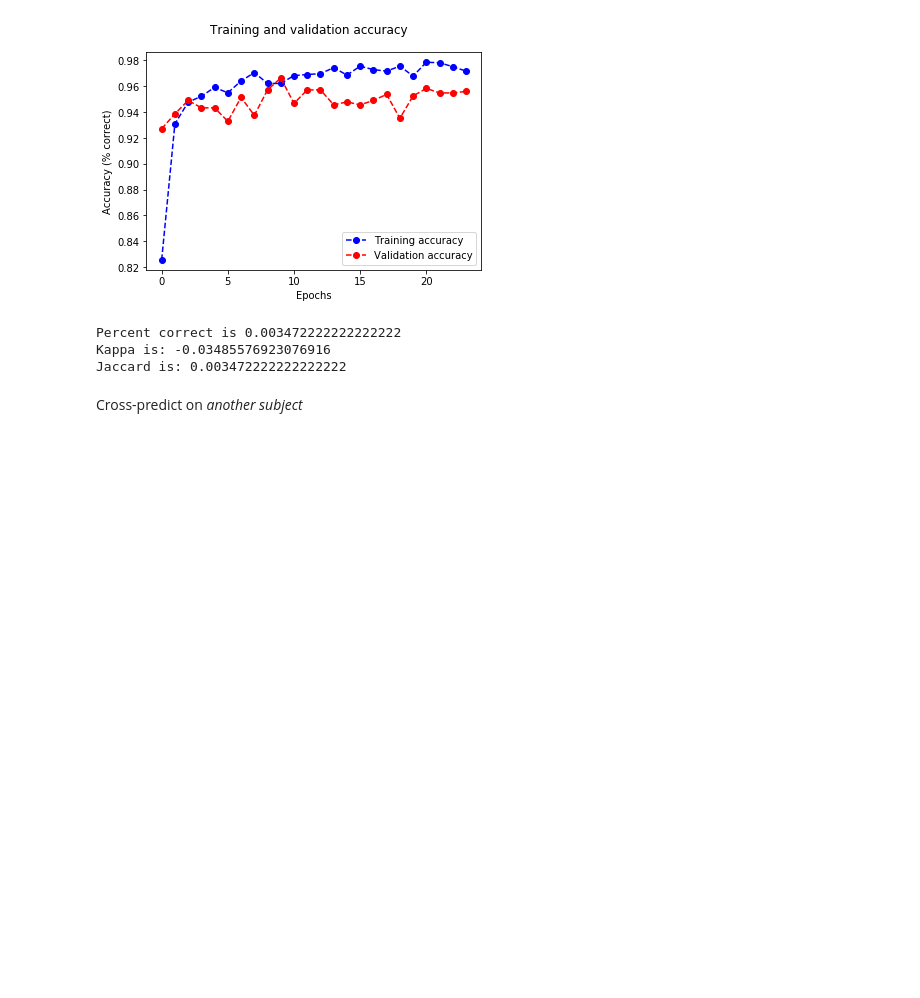
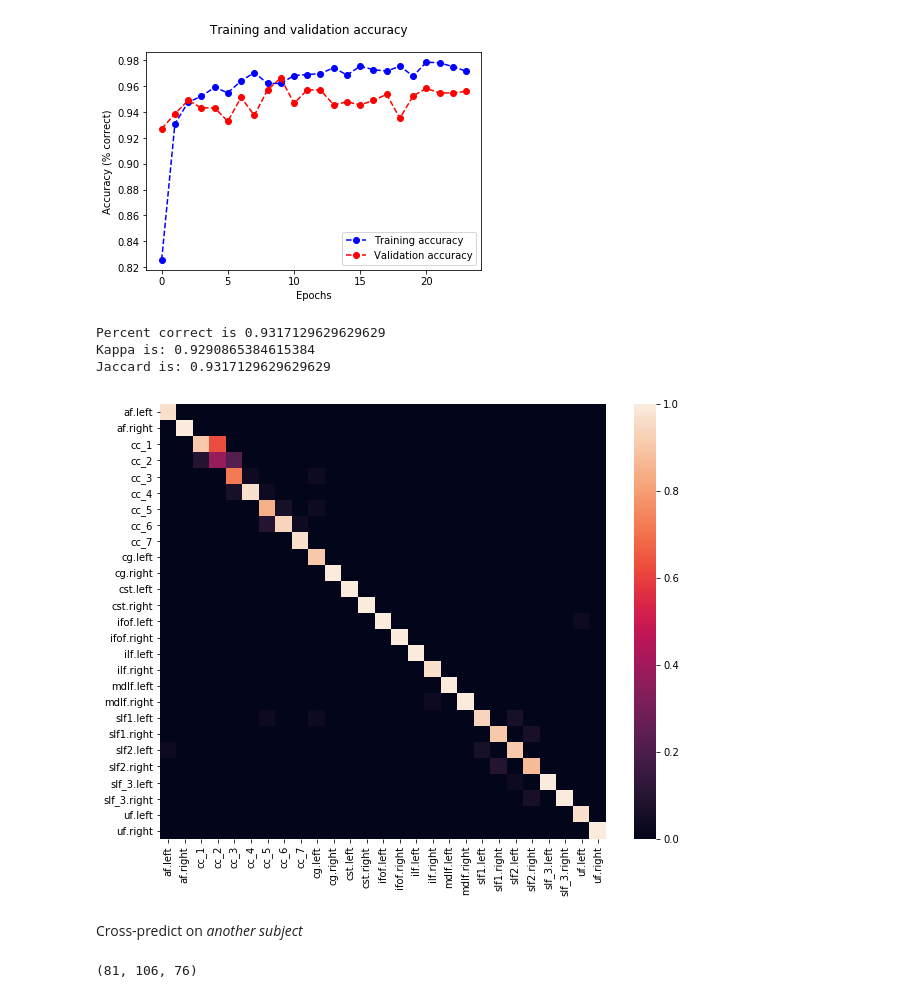
Before and after one commit to uw-biomedical-ml/bundlenet, a Jupyter notebook: dipy-subjects.ipynb, the cells around one changed output. Cells and saved outputs as stored; diff of their text form; code cells hidden in the pictures; blank space fills up the shorter version.

```diff
--- a/dipy-subjects.ipynb
+++ b/dipy-subjects.ipynb
@@ -88,6 +91,7 @@ take_n_bundles = len(n_streamlines)
 take_n_sl = np.min(n_streamlines)
 
 test_perc=0.2
+val_perc=0.2
 size_slimage = 100
 # %%
 import imp
@@ -211,21 +208,8 @@ p = model.predict(data_test, batch_size=5)
 # %%
 imp.reload(bn)
 
-bn.print_accuarcystats(p,labels_test,bundle_names)
+p_bundles, actual_labels = bn.print_accuarcystats(p,labels_test,bundle_names)
 # %% [output]
-Percent correct is 0.003472222222222222
-Kappa is: -0.03485576923076916
-Jaccard is: 0.003472222222222222
+Percent correct is 0.9317129629629629
+Kappa is: 0.9290865384615384
+Jaccard is: 0.9317129629629629
-# %%
-p = model.predict(data_test, batch_size=5)
-p_idx = np.argmax(p, axis=-1)
-p_bundles = np.array([bundle_names[ii] for ii in p_idx])
-loaded_from_file = np.load('./subject1_bundles.npz')
-labels_test = loaded_from_file['labels_test']
-actual_labels = np.array([bundle_names[ii] for ii in (labels_test - 1).astype(int)])
-print("Percent correct is %s " % np.mean(p_bundles == actual_labels))
-
-kappa = cohen_kappa_score(p_bundles, actual_labels)
-print("Kappa is: %s" % kappa)
-jaccard = jaccard_similarity_score(p_bundles, actual_labels)
-print("Jaccard is: %s" % jaccard)
@@ -248,3 +216,7 @@ fig.set_size_inches([10, 8])
+# %%
+bn.plotconfusionmat(bundle_names, p_bundles, actual_labels)
+# %% [output]
+[figure, added]
 # %% [markdown]
 Cross-predict on *another subject*
 # %%
@@ -325,0 +300,6 @@ plt.legend(loc="upper left")
+# %%
+dwi_img = nib.load('/home/ubuntu/stanford_hardi/derivatives/afq/sub-01/sess-01/sub-01_sess-01_dwi_b0.nii.gz')
+vol_shape_dwi=dwi_img.shape
+vol_shape_dwi
+# %% [output]
+(81, 106, 76)
```
Also changed, not shown: parts of 11 cells of this notebook.
